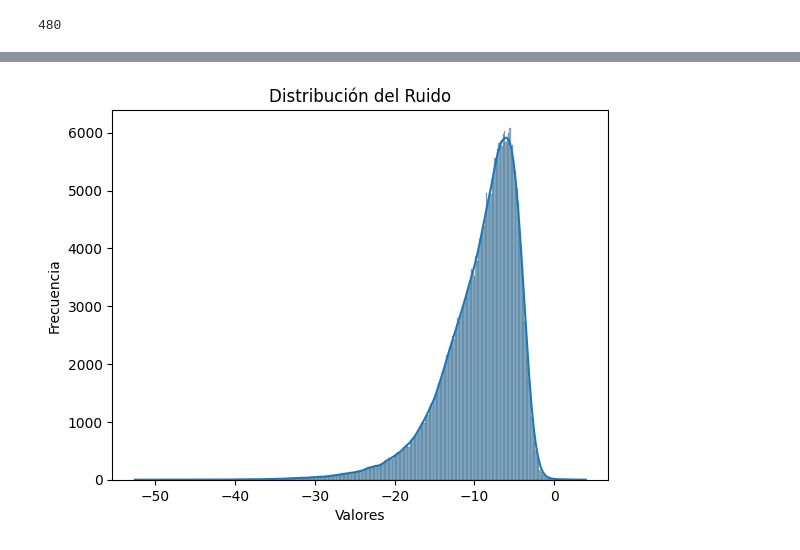
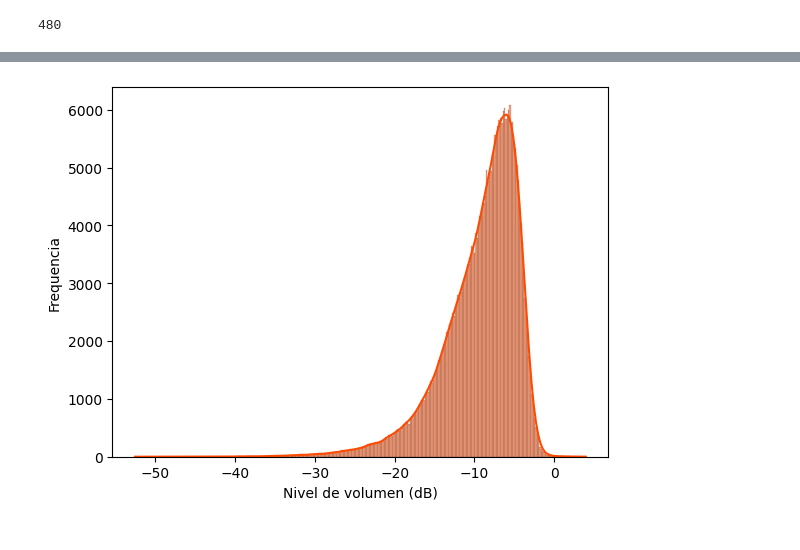
Before and after one commit to wuiquique/msd_predictive, a Jupyter notebook: analysis.ipynb, the cells around one changed output, grey strips where cells are left out. Saved outputs shown, nothing was run; the diff lists cells and outputs as text; code cells hidden in the pictures.

```diff
--- a/analysis.ipynb
+++ b/analysis.ipynb
@@ -91,3 +113,13 @@ count = (df["duration"] > 1000).sum()
 count
 # %% [output]
 480
+# %%
+df['duration_bin'] = pd.cut(df['duration'], bins=[0, 50, 100, 150, 200, 250, 300, 350, 400, 600, 1000], labels=["<50", "50-100", "100-150", "150-200", "200-250", "250-300", "300-350", "350-400", "400-600", ">600"])
+
+avg_popularity_by_duration = df.groupby('duration_bin')['popularity'].mean()
+
+avg_popularity_by_duration.plot(kind='bar', color='#ff4a01', figsize=(8, 6))
+# plt.title("Popularidad Promedio por Rango de Duración")
+plt.xlabel("Duración (segundos)")
+plt.ylabel("Popularidad Promedio")
+plt.show()
@@ -94,8 +128,8 @@ count
 # %%
-sns.histplot(df['loudness'], kde=True)
-plt.title('Distribución del Ruido')
-plt.xlabel('Valores')
-plt.ylabel('Frecuencia')
+sns.histplot(df['loudness'], kde=True, color="#ff4a01")
+# plt.title('Distribución del Ruido')
+plt.xlabel('Nivel de volumen (dB)')
+plt.ylabel('Frequencia')
 plt.show()
 # %% [output]
-[figure, old version]
+[figure, new version]
```
Also changed, not shown: parts of 11 cells of this notebook, 1 other file.
